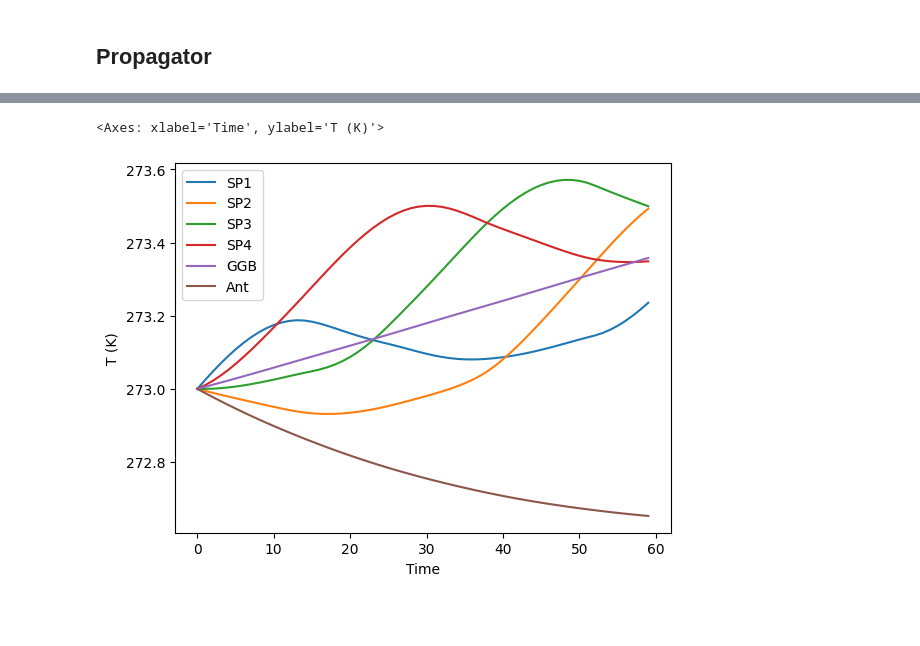
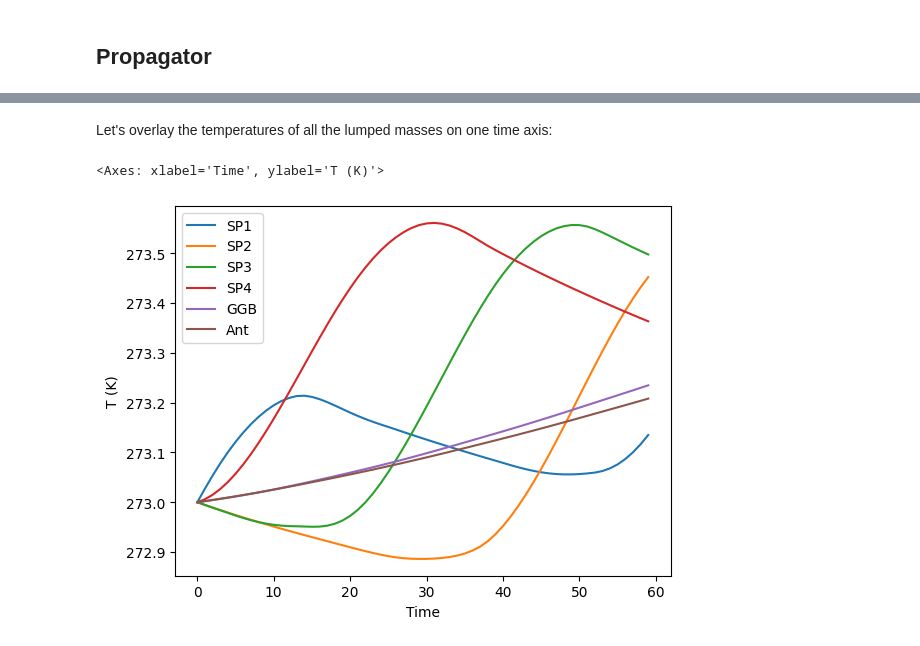
Before and after one commit to YUAA-CubeSat/YUAA_CubeSat_TFEM, a Jupyter notebook: main_sim.ipynb, the cells around one changed output, grey strips where cells are left out. Cells and saved outputs as stored; diff of their text form; code cells hidden in the pictures; blank space fills up the shorter version.

```diff
--- a/main_sim.ipynb
+++ b/main_sim.ipynb
@@ -73,6 +73,7 @@ def init_blast_model(
     elts.append(ConnectedLumpedMass( # antenna square face
         body_normal = np.array([0,0,1]),
         m= (CUBESAT_MASS-CUBESAT_TIP_MASS)/10,
+        c=AL_6061_SPEC_HEAT_CAP,
         A_rad= 10*u.cm*10*u.cm,
         a= FR4_ABSORPTANCE,
         e= FR4_EMISSIVITY,
@@ -199,5 +200,5 @@ ValueError: Cannot operate with Quantity and Quantity of different registries.
 # %%
 sol = propagate_thermal_fem(
     elts, body, orbit,
-    pd.Timestamp.now(), pd.Timedelta(minutes=1), pd.Timedelta(seconds=1)
+    pd.Timestamp.now(tz='UTC'), pd.Timedelta(minutes=1), pd.Timedelta(seconds=1)
 )
@@ -216,5 +233,7 @@ plotting.plot_elts_T_q_flows(sol.t, sol.y[12:, :], elts)
+# %% [markdown]
+Let's overlay the temperatures of all the lumped masses on one time axis:
 # %%
-plotting.plot_elts_Ts(sol.t, sol.y, elt_names=elt_names)
+plotting.plot_elts_Ts(sol.t, sol.y[12:,:], elt_names=elt_names)
 # %% [output]
 <Axes: xlabel='Time', ylabel='T (K)'>
-[figure, old version]
+[figure, new version]
```
Also changed, not shown: parts of 14 cells of this notebook, 4 other files.
